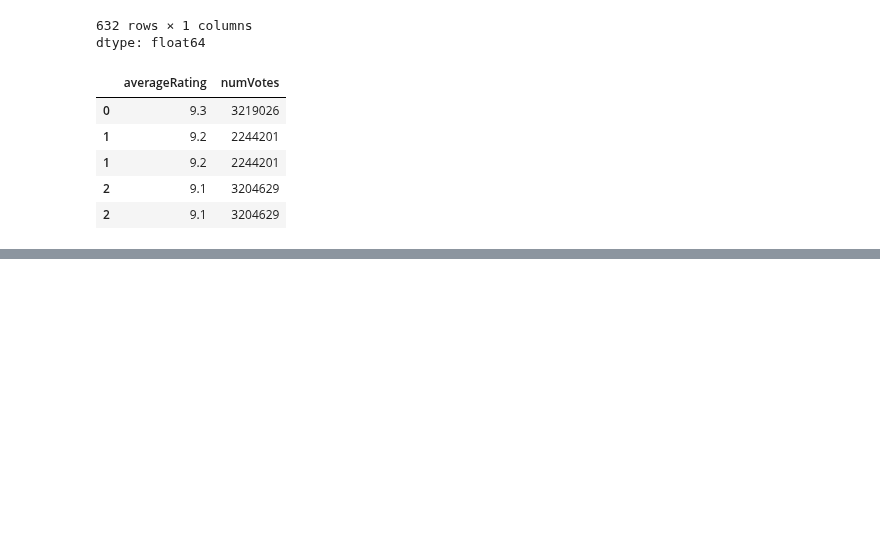
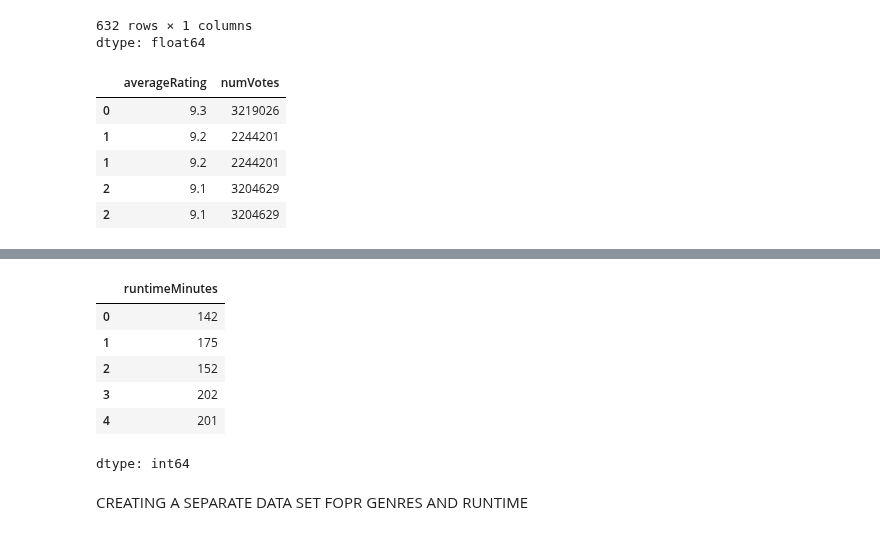
Before and after one commit to AVK48/AI-ML-JOURNEY, a Jupyter notebook: IMDb_Top_250_Movie_Insights.ipynb, the cells around one changed output, grey strips where cells are left out. Drawn from its saved outputs; the diff is of its cells as text; code cells hidden in the pictures; blank space fills up the shorter version.

```diff
--- a/IMDb_Top_250_Movie_Insights.ipynb
+++ b/IMDb_Top_250_Movie_Insights.ipynb
@@ -314,0 +333,12 @@ exdf[['averageRating', 'numVotes']].head()
+# %%
+df1['runtimeMinutes'].head()
+# %% [output]
+|  | runtimeMinutes |
+| 0 | 142 |
+| 1 | 175 |
+| 2 | 152 |
+| 3 | 202 |
+| 4 | 201 |
+dtype: int64
+# %% [markdown]
+CREATING A SEPARATE DATA SET FOPR GENRES AND RUNTIME
```
Also changed, not shown: parts of 5 cells of this notebook.
